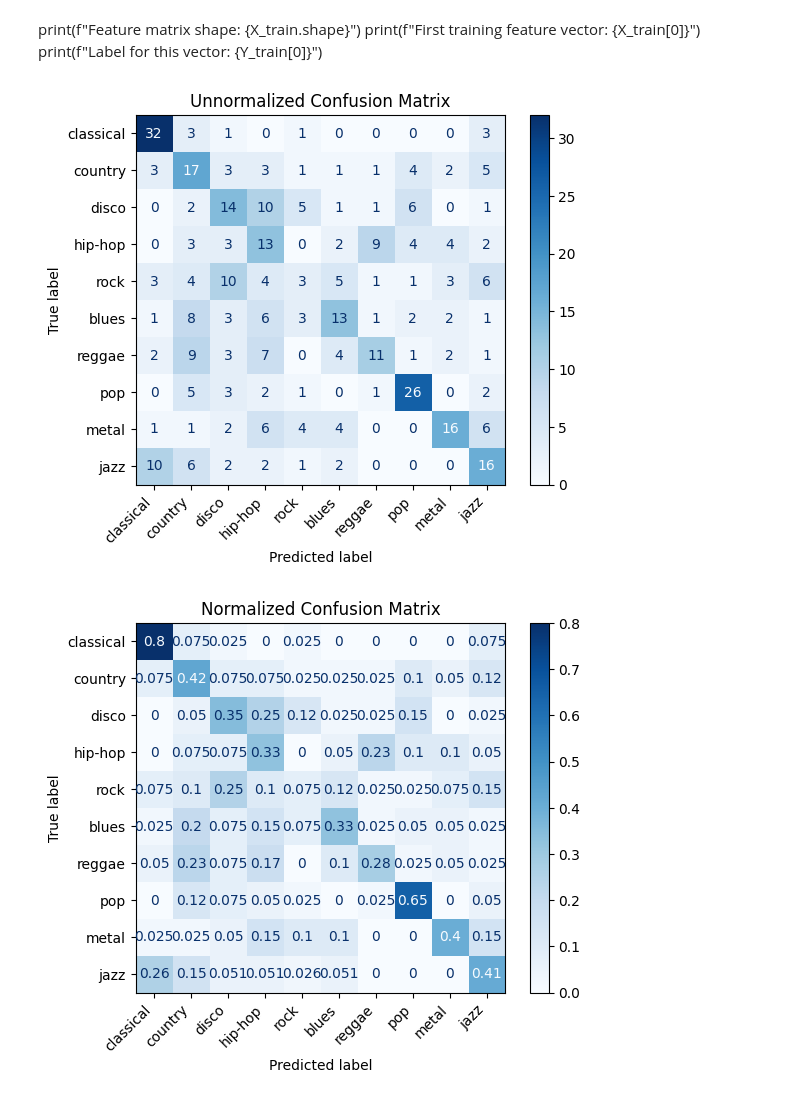
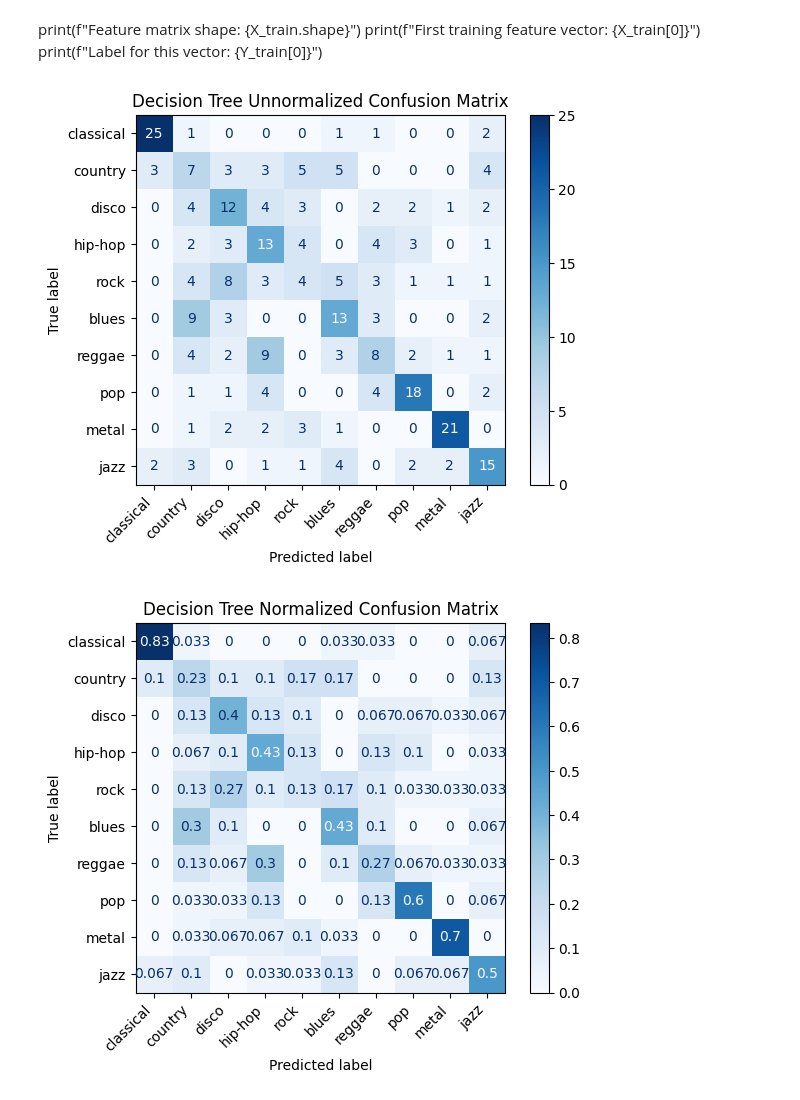
Before and after one commit to DMW9400/mir_finalProj, a Jupyter notebook: ML_algos/JC_KNb&DsTree.ipynb, the cells around one changed output. Drawn from its saved outputs; the diff is of its cells as text; code cells hidden in the pictures.

```diff
--- a/ML_algos/JC_KNb&DsTree.ipynb
+++ b/ML_algos/JC_KNb&DsTree.ipynb
@@ -211,7 +212,7 @@ mu = np.mean(X_raw_train, axis=0)  # mean per feature (shape will be (514,))
 sigma = np.std(X_raw_train, axis=0)  # std per feature (shape will be (514,))
 
 
-#mu, sigma = u.get_stats(X_raw_train)
+mu, sigma = u.get_stats(X_raw_train)
 
 X_train = u.normalize(X_raw_train, mu, sigma)
 X_validate = u.normalize(X_raw_validate, mu, sigma)
@@ -383,34 +382,34 @@ if isinstance(Y_test_str[0], str):
     # Create reverse mapping for string labels
     reverse_mapping = {v: k for k, v in genre_mapping.items()}
     Y_test_str = np.array([reverse_mapping[label] for label in Y_test_str])
     Y_pred_tree = np.array([reverse_mapping[label] for label in Y_pred_tree])
 
 # Step 1: Define class names using the genre mapping
 class_names = [genre_mapping[i] for i in np.unique(Y_test_str)]
 
 # Step 2: Compute the confusion matrix without normalization (unnormalized)
 cm_unnormalized = confusion_matrix(Y_test_str, Y_pred_tree)
 
 # Step 3: Create a ConfusionMatrixDisplay object for the unnormalized matrix
 disp_unnormalized = ConfusionMatrixDisplay(confusion_matrix=cm_unnormalized, display_labels=class_names)
 
 # Step 4: Plot the unnormalized confusion matrix
 disp_unnormalized.plot(cmap=plt.cm.Blues)
 plt.xticks(rotation=45, ha="right")
-plt.title("Unnormalized Confusion Matrix")
+plt.title("Decision Tree Unnormalized Confusion Matrix")
 plt.show()
 
 # Step 5: Compute the normalized confusion matrix
 cm_normalized = confusion_matrix(Y_test_str, Y_pred_tree, normalize='true')
 
 # Step 6: Create a ConfusionMatrixDisplay object for the normalized matrix
 disp_normalized = ConfusionMatrixDisplay(confusion_matrix=cm_normalized, display_labels=class_names)
 
 # Step 7: Plot the normalized confusion matrix
 disp_normalized.plot(cmap=plt.cm.Blues)
 plt.xticks(rotation=45, ha="right")
-plt.title("Normalized Confusion Matrix")
+plt.title("Decision Tree Normalized Confusion Matrix")
 plt.show()
 # %% [output]
-[figure, old version]
+[figure, new version]
-[figure, old version]
+[figure, new version]
```
Also changed, not shown: parts of 12 cells of this notebook, 11 other files.
